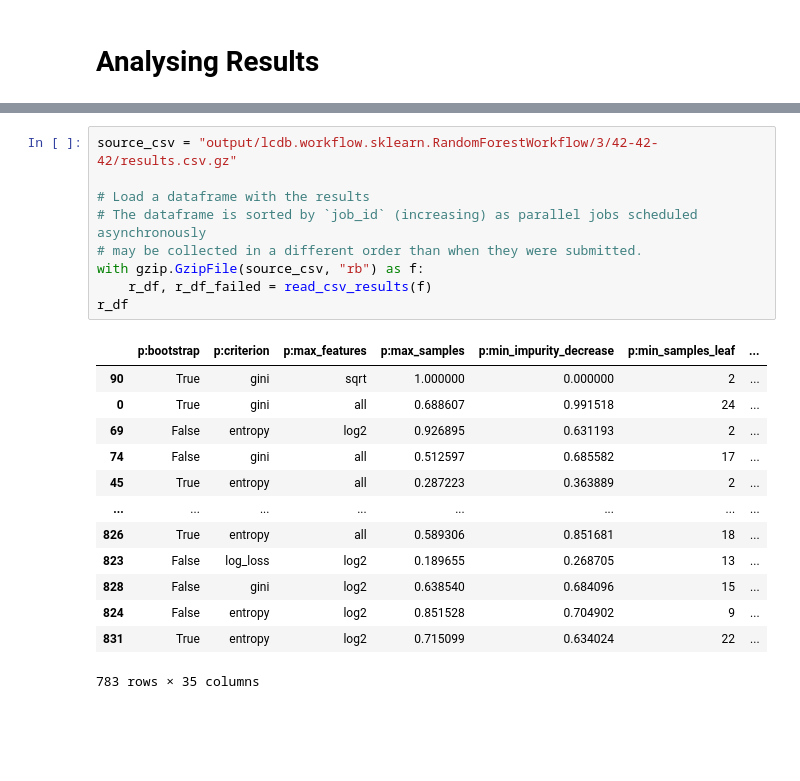
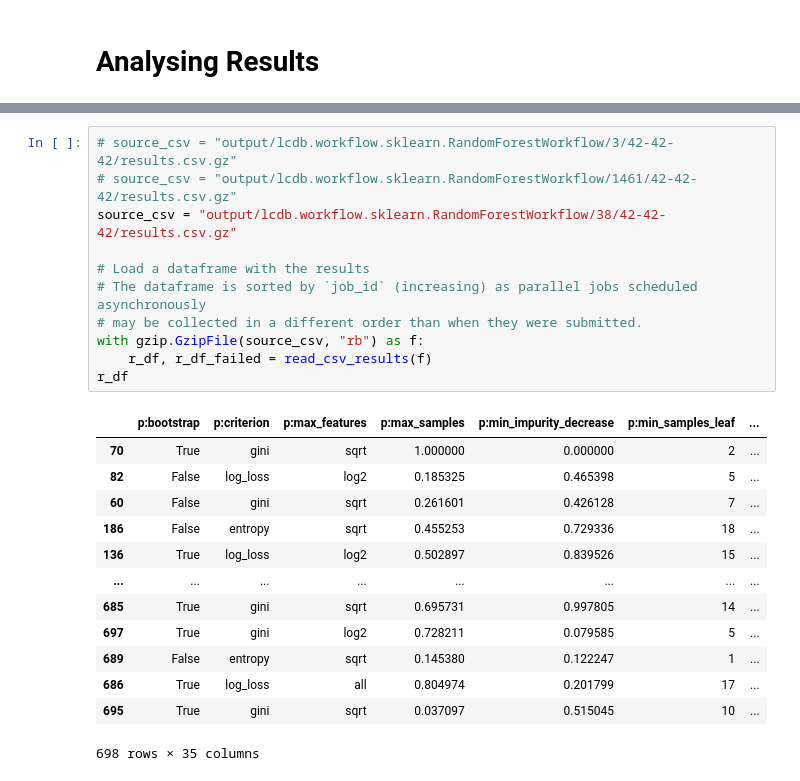
Before and after one commit to fmohr/lcdb, a Jupyter notebook: publications/2023-neurips/experiments/alcf/polaris/randomforest/analysis.ipynb, the cells around one changed output, grey strips where cells are left out. Cells and saved outputs as stored; diff of their text form; blank space fills up the shorter version.

```diff
--- a/publications/2023-neurips/experiments/alcf/polaris/randomforest/analysis.ipynb
+++ b/publications/2023-neurips/experiments/alcf/polaris/randomforest/analysis.ipynb
@@ -20,28 +31,30 @@ from lcdb.analysis.plot import plot_learning_curves
 update_matplotlib_rc()
 figsize = figure_size(252 * 1.8, 1.0)
 # %%
-source_csv = "output/lcdb.workflow.sklearn.RandomForestWorkflow/3/42-42-42/results.csv.gz"
+# source_csv = "output/lcdb.workflow.sklearn.RandomForestWorkflow/3/42-42-42/results.csv.gz"
+# source_csv = "output/lcdb.workflow.sklearn.RandomForestWorkflow/1461/42-42-42/results.csv.gz"
+source_csv = "output/lcdb.workflow.sklearn.RandomForestWorkflow/38/42-42-42/results.csv.gz"
 
 # Load a dataframe with the results
 # The dataframe is sorted by `job_id` (increasing) as parallel jobs scheduled asynchronously
 # may be collected in a different order than when they were submitted.
 with gzip.GzipFile(source_csv, "rb") as f:
     r_df, r_df_failed = read_csv_results(f)
 r_df
 # %% [output]
 |  | p:bootstrap | p:criterion | p:max_features | p:max_samples | p:min_impurity_decrease | p:min_samples_leaf | ... |
-| 90 | True | gini | sqrt | 1.000000 | 0.000000 | 2 | ... |
-| 0 | True | gini | all | 0.688607 | 0.991518 | 24 | ... |
-| 69 | False | entropy | log2 | 0.926895 | 0.631193 | 2 | ... |
-| 74 | False | gini | all | 0.512597 | 0.685582 | 17 | ... |
-| 45 | True | entropy | all | 0.287223 | 0.363889 | 2 | ... |
+| 70 | True | gini | sqrt | 1.000000 | 0.000000 | 2 | ... |
+| 82 | False | log_loss | log2 | 0.185325 | 0.465398 | 5 | ... |
+| 60 | False | gini | sqrt | 0.261601 | 0.426128 | 7 | ... |
+| 186 | False | entropy | sqrt | 0.455253 | 0.729336 | 18 | ... |
+| 136 | True | log_loss | log2 | 0.502897 | 0.839526 | 15 | ... |
 | ... | ... | ... | ... | ... | ... | ... | ... |
-| 826 | True | entropy | all | 0.589306 | 0.851681 | 18 | ... |
-| 823 | False | log_loss | log2 | 0.189655 | 0.268705 | 13 | ... |
-| 828 | False | gini | log2 | 0.638540 | 0.684096 | 15 | ... |
-| 824 | False | entropy | log2 | 0.851528 | 0.704902 | 9 | ... |
-| 831 | True | entropy | log2 | 0.715099 | 0.634024 | 22 | ... |
+| 685 | True | gini | sqrt | 0.695731 | 0.997805 | 14 | ... |
+| 697 | True | gini | log2 | 0.728211 | 0.079585 | 5 | ... |
+| 689 | False | entropy | sqrt | 0.145380 | 0.122247 | 1 | ... |
+| 686 | True | log_loss | all | 0.804974 | 0.201799 | 17 | ... |
+| 695 | True | gini | sqrt | 0.037097 | 0.515045 | 10 | ... |
-783 rows × 35 columns
+698 rows × 35 columns
 # %%
 r_df_failed
 # %% [output]
```
Also changed, not shown: parts of 26 cells of this notebook.
